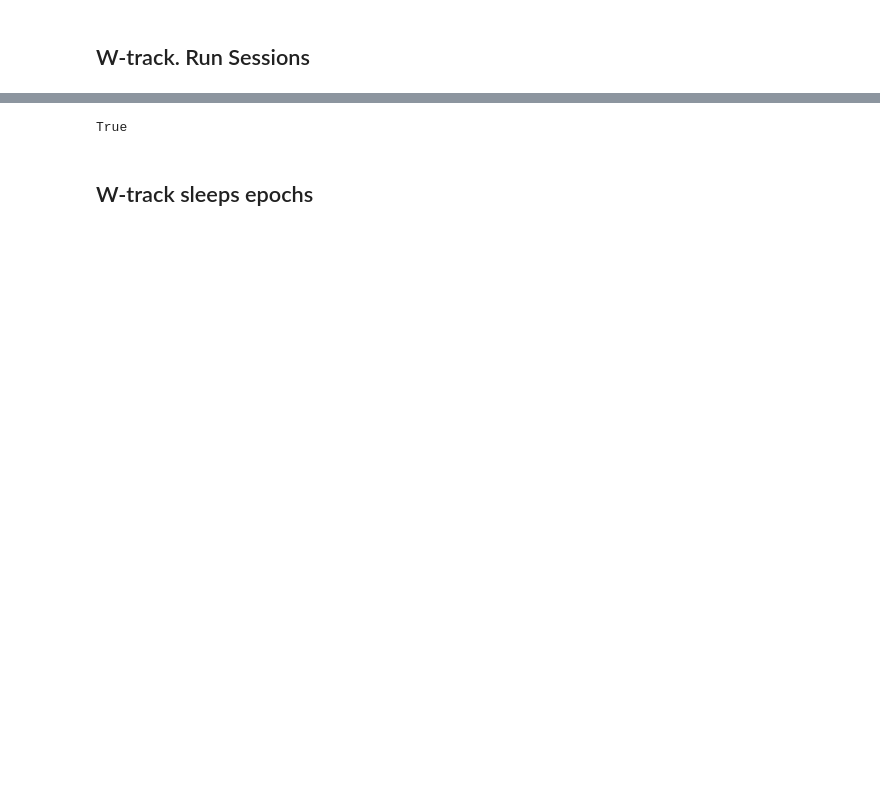
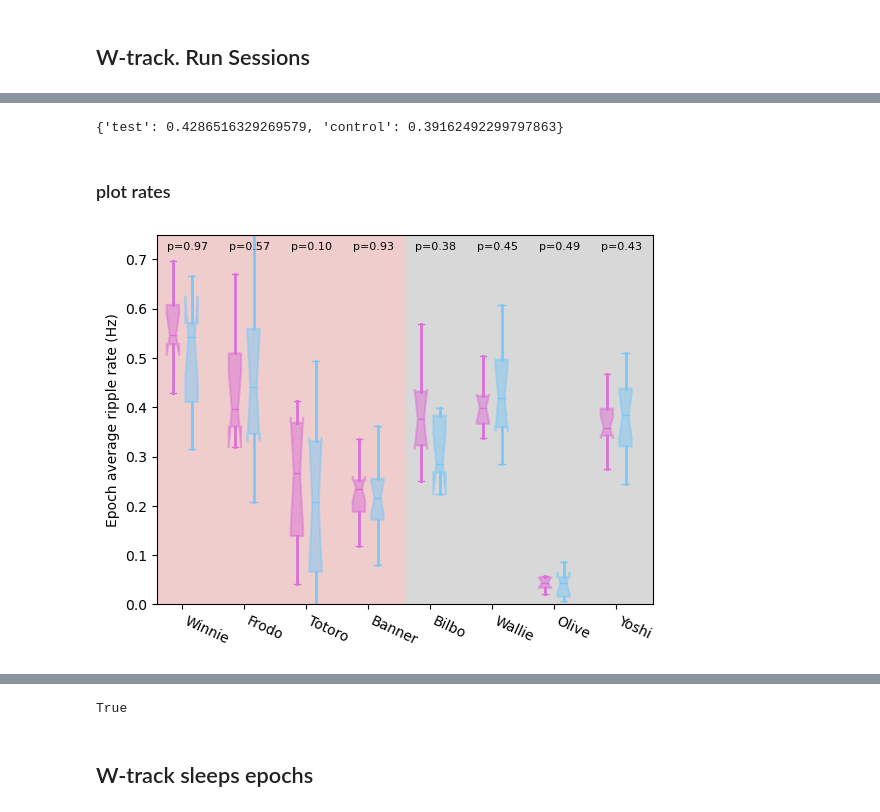
Before and after one commit to LorenFrankLab/ms_stim_analysis, a Jupyter notebook: Ripples/opto_ripple_analysis.ipynb, the cells around one changed output, grey strips where cells are left out. Saved outputs shown, nothing was run; the diff lists cells and outputs as text; code cells hidden in the pictures; blank space fills up the shorter version.

Commit message:
update ripple analysis

```diff
--- a/Ripples/opto_ripple_analysis.ipynb
+++ b/Ripples/opto_ripple_analysis.ipynb
@@ -16,9 +18,8 @@ from spyglass.position.v1 import TrodesPosV1
 ## W-track. Run Sessions
 # %%
 ripple_key = {
-            "nwb_file_name": nwb_file_name,
-            "target_interval_list_name":
-                f"{nwb_file_name}_{interval_list_name}_LFP_default_difference",
-        }
+    "nwb_file_name": nwb_file_name,
+    "target_interval_list_name": f"{nwb_file_name}_{interval_list_name}_LFP_default_difference",
+}
 RippleTimesV1() & ripple_key
 # %% [output]
@@ -170,0 +211,63 @@ Text(0.5, 0.98, 'Ripple Rate During Run epochs')
+# %%
+ripple_rates[animal]  # [interval]
+# %% [output]
+{'test': 0.4286516329269579, 'control': 0.39162492299797863}
+# %% [markdown]
+### plot rates
+# %%
+from scipy.stats import ttest_rel
+
+fig = plt.figure()
+ax = fig.gca()
+for i, animal in enumerate(ripple_lengths):
+    c = animal_style.loc[animal, "color"]
+    for j, interval in enumerate(["test", "control"]):
+        c = interval_style[interval]
+        plt.boxplot(
+            ripple_rates[animal][interval],
+            positions=[2 * i + j * 0.6],
+            widths=0.4,
+            patch_artist=True,
+            showmeans=False,
+            # showmedians=False,
+            boxprops=dict(facecolor=c, alpha=0.5, edgecolor=c, lw=1.5),
+            capprops=dict(color=c),
+            whiskerprops=dict(color=c, lw=2),
+            flierprops=dict(color=c, markeredgecolor=c),
+            medianprops=dict(color=c),
+            notch=True,
+            showfliers=False,
+        )
+
+    plt.fill_between(
+        [2 * i - 0.5, 2 * (i + 1) - 0.5],
+        0,
+        0.8,
+        facecolor=animal_style.loc[animal, "background"],
+        alpha=0.3,
+        zorder=-1,
+    )
+
+    p_val = ttest_rel(
+        ripple_rates[animal]["test"], ripple_rates[animal]["control"]
+    ).pvalue
+    plt.text(2 * i - 0.2, 0.72, f"p={p_val:.2f}", fontsize=8)
+    loc = np.max([ripple_rates[animal]["test"], ripple_rates[animal]["control"]]) + 0.02
+    if p_val < 0.05:
+        ax.plot([2 * i, 2 * i + 1], [loc, loc], color="black", alpha=0.5, zorder=-1)
+        plt.scatter([2 * i + 0.5], [loc + 0.02], color="black", marker="*")
+
+ax.set_ylim([0, 0.75])
+ax.set_xlim(-0.5, 2 * len(animal_list) - 0.5)
+ax.set_xticks(2 * np.arange(len(animal_list)) + 0.3)
+ax.set_xticklabels(animal_list, rotation=-25, ha="left")
+plt.ylabel("Epoch average ripple rate (Hz)")
+plt.show()
+
+plt.rcParams["svg.fonttype"] = "none"
+fig.savefig(
+    "/home/sambray/Documents/MS_analysis_samsplaying/Plots/fens_2024/ripple_rate_runs.svg",
+    format="svg",
+)
+# %% [output]
+[figure, added]
```
Also changed, not shown: parts of 12 cells of this notebook, 1 other file.
